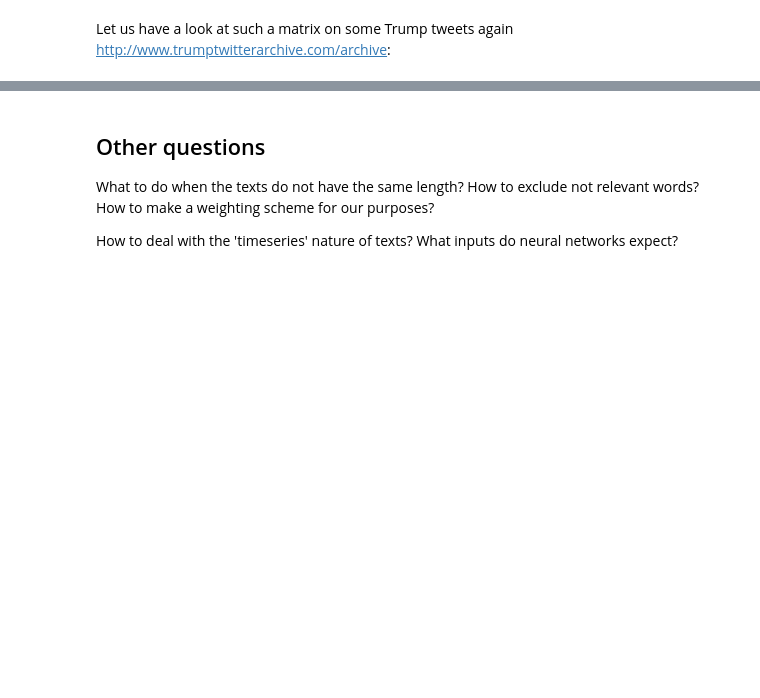
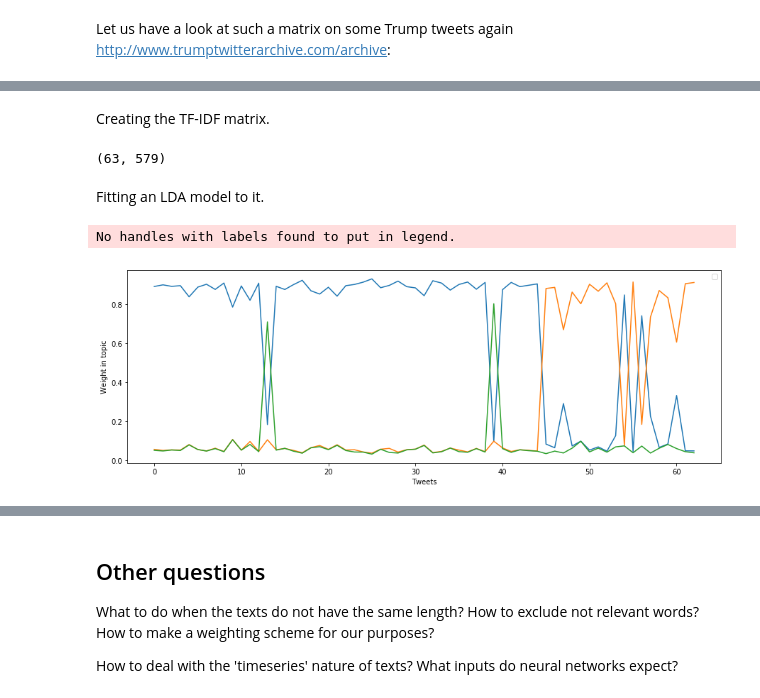
Before and after one commit to sdam-elte/data-exp-vis-2019, a Jupyter notebook: NLP_on_tweets/twitter_nlp.ipynb, the cells around one changed output, grey strips where cells are left out. Drawn from its saved outputs; the diff is of its cells as text; code cells hidden in the pictures; blank space fills up the shorter version.

```diff
--- a/NLP_on_tweets/twitter_nlp.ipynb
+++ b/NLP_on_tweets/twitter_nlp.ipynb
@@ -120,0 +206,38 @@ It excluded so-called stopwords.
+# %%
+tt = nltk.tokenize.TweetTokenizer(preserve_case=True,strip_handles=True,reduce_len=True)
+ss = nltk.stem.SnowballStemmer('english')
+# %%
+def custom_tokenizer(text):
+    """
+    The input is the string to tokenize.
+
+    The output is the list of desired words.
+    """
+    words = tt.tokenize(text)
+    return [ss.stem(w) for w in words if re.match('^[a-z]+$',w)!=None]
+# %% [markdown]
+Creating the TF-IDF matrix.
+# %%
+c = TfidfVectorizer(tokenizer=custom_tokenizer,stop_words='english',min_df=5,norm='l2')
+# trumptweets.text.str.contains('Clinton')
+X = c.fit_transform(trumptweets[0])
+print(X.shape)
+words = c.get_feature_names()
+# %% [output]
+(63, 579)
+# %% [markdown]
+Fitting an LDA model to it.
+# %%
+l = LatentDirichletAllocation(n_components=3,n_jobs=-1)
+T = l.fit_transform(X)
+W = l.components_
+# %%
+plt.figure(figsize=(15,5))
+plt.plot(T,markersize=1)
+plt.xlabel('Tweets')
+plt.ylabel('Weight in topic')
+plt.legend()
+plt.show()
+# %% [output]
+No handles with labels found to put in legend.
+[figure, added]
```
Also changed, not shown: parts of 36 cells of this notebook, 4 other files.
